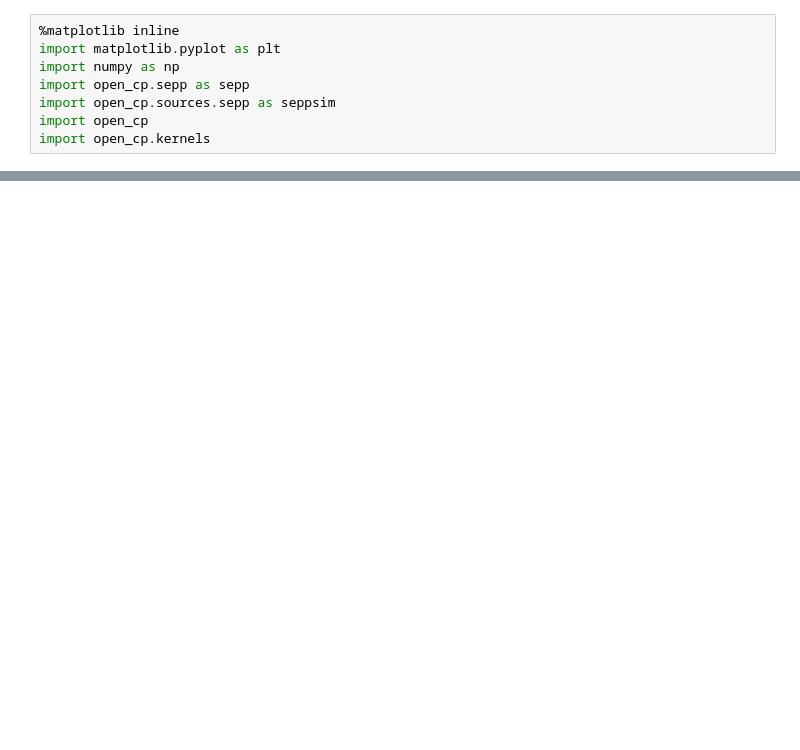
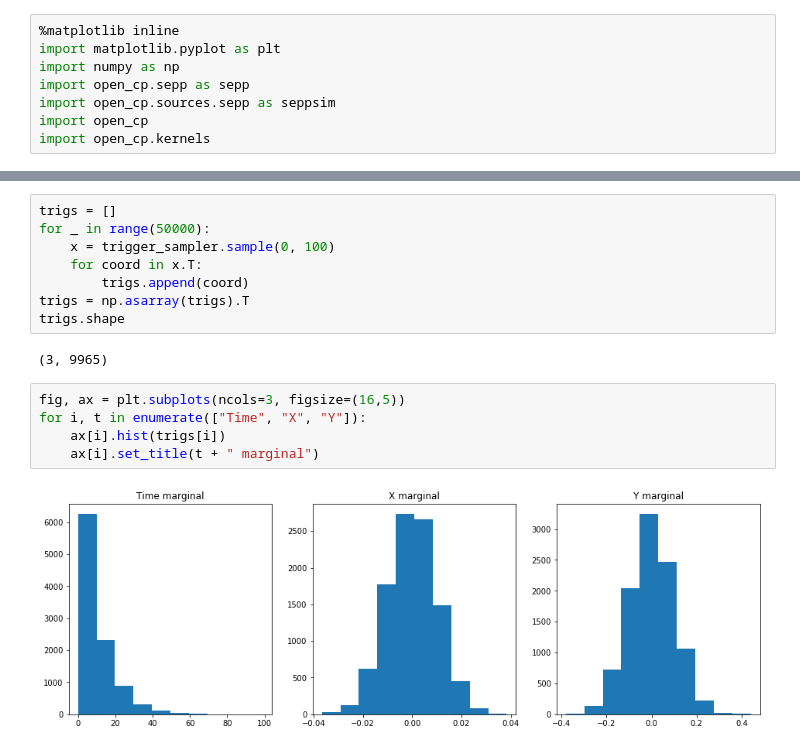
Before and after one commit to QuantCrimAtLeeds/PredictCode, a Jupyter notebook: sepp_testbed.ipynb, the cells around one changed output, grey strips where cells are left out. Drawn from its saved outputs; the diff is of its cells as text; blank space fills up the shorter version.

```diff
--- a/sepp_testbed.ipynb
+++ b/sepp_testbed.ipynb
@@ -17 +44,18 @@ sampler = seppsim.SelfExcitingPointProcess(region, background_sampler, trigger_s
+# %%
+trigs = []
+for _ in range(50000):
+    x = trigger_sampler.sample(0, 100)
+    for coord in x.T:
+        trigs.append(coord)
+trigs = np.asarray(trigs).T
+trigs.shape
+# %% [output]
+(3, 9965)
+# %%
+fig, ax = plt.subplots(ncols=3, figsize=(16,5))
+for i, t in enumerate(["Time", "X", "Y"]):
+    ax[i].hist(trigs[i])
+    ax[i].set_title(t + " marginal")
+# %% [output]
+[figure, added]
 # %%
```
Also changed, not shown: parts of 20 cells of this notebook, 4 other files.
